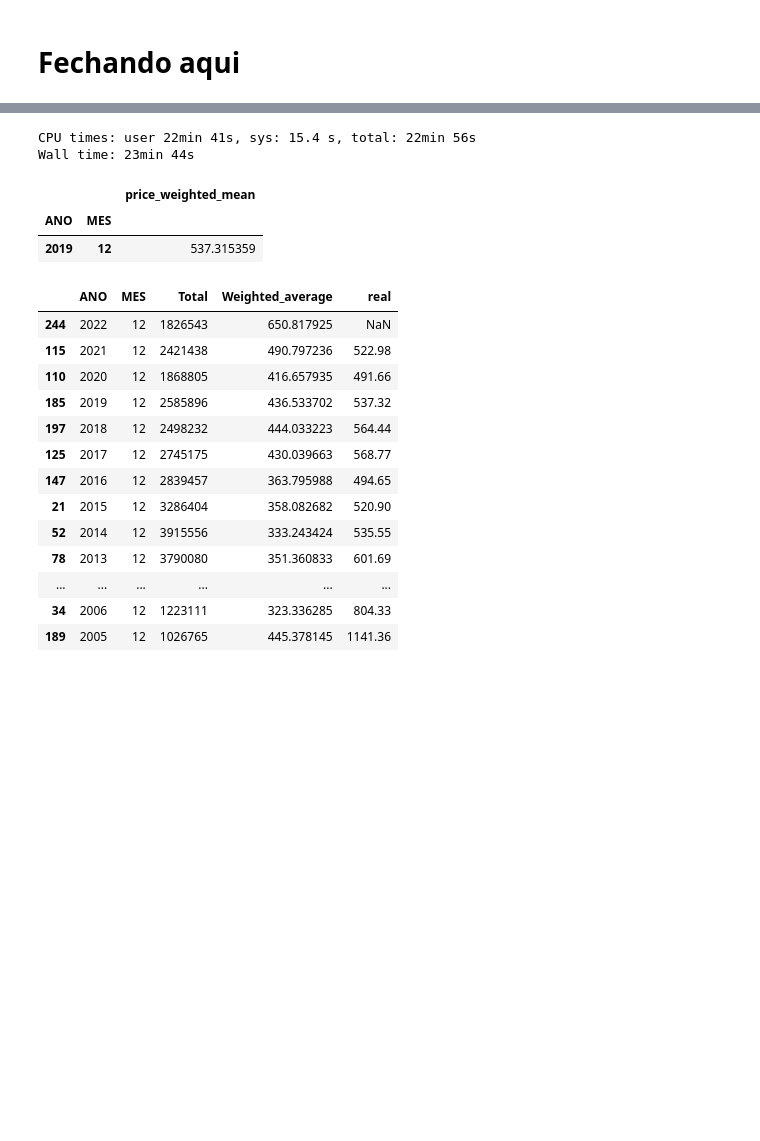
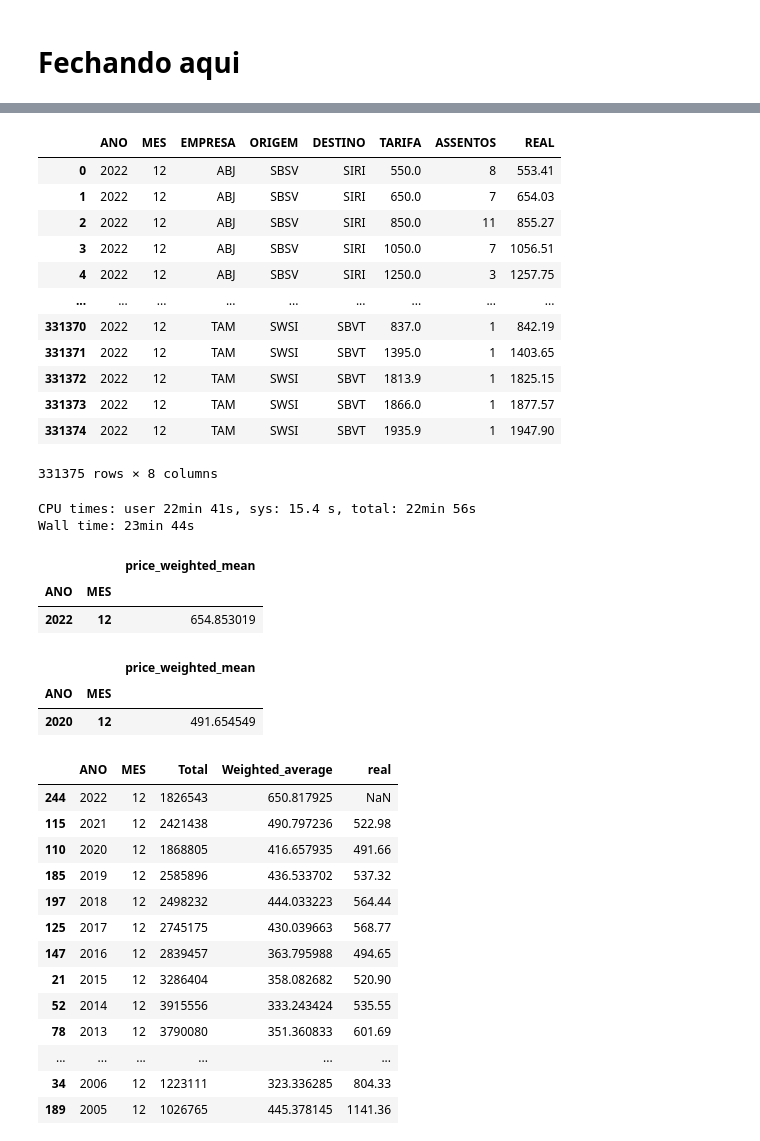
Before and after one commit to cristianfavaro/projeto_final_data, a Jupyter notebook: notebooks/anac/notebook.ipynb, the cells around one changed output, grey strips where cells are left out. Cells and saved outputs as stored; diff of their text form; code cells hidden in the pictures; blank space fills up the shorter version.

```diff
--- a/notebooks/anac/notebook.ipynb
+++ b/notebooks/anac/notebook.ipynb
@@ -170,2 +160,2 @@ import pandas as pd
 # %%
-corretor = MonetaryCorrection()
+corretor = ipca
@@ -174,2 +198,4 @@ corretorOld = MonetaryCorrectionOld()
 # %%
-dezembro = pd.read_csv("anac.nosync/201912.CSV", sep=";", encoding="latin1")
+dezembro = pd.read_csv("anac.nosync/202212.CSV", sep=";", encoding="latin1")
+# dezembro.columns = ['ANO', 'MES', 'EMPRESA', 'ORIGEM', 'DESTINO', 'TARIFA', 'ASSENTOS']
+dezembro.TARIFA = dezembro.TARIFA.str.replace(",", ".").astype(float)
@@ -183,0 +240,3 @@ len(dezembro)
+# %%
+%%time
+dezembro['REAL'] = dezembro.apply(lambda row: corretor(row["TARIFA"], f"{int(row.MES)}/{int(row.ANO)}", "07/2022")[0], axis=1)
@@ -190 +279,17 @@ Wall time: 1min 34s
+# %%
+dezembro
+# %% [output]
+|  | ANO | MES | EMPRESA | ORIGEM | DESTINO | TARIFA | ASSENTOS | REAL |
+| 0 | 2022 | 12 | ABJ | SBSV | SIRI | 550.0 | 8 | 553.41 |
+| 1 | 2022 | 12 | ABJ | SBSV | SIRI | 650.0 | 7 | 654.03 |
+| 2 | 2022 | 12 | ABJ | SBSV | SIRI | 850.0 | 11 | 855.27 |
+| 3 | 2022 | 12 | ABJ | SBSV | SIRI | 1050.0 | 7 | 1056.51 |
+| 4 | 2022 | 12 | ABJ | SBSV | SIRI | 1250.0 | 3 | 1257.75 |
+| ... | ... | ... | ... | ... | ... | ... | ... | ... |
+| 331370 | 2022 | 12 | TAM | SWSI | SBVT | 837.0 | 1 | 842.19 |
+| 331371 | 2022 | 12 | TAM | SWSI | SBVT | 1395.0 | 1 | 1403.65 |
+| 331372 | 2022 | 12 | TAM | SWSI | SBVT | 1813.9 | 1 | 1825.15 |
+| 331373 | 2022 | 12 | TAM | SWSI | SBVT | 1866.0 | 1 | 1877.57 |
+| 331374 | 2022 | 12 | TAM | SWSI | SBVT | 1935.9 | 1 | 1947.90 |
+331375 rows × 8 columns
 # %%
@@ -193,4 +298,13 @@ dezembro['REAL'] = dezembro.apply(lambda row: corretorOld.ipca(row["TARIFA"], f"
 # %% [output]
 CPU times: user 22min 41s, sys: 15.4 s, total: 22min 56s
 Wall time: 23min 44s
+# %%
+
+wm = lambda x: np.average(x, weights=dezembro.loc[x.index, "ASSENTOS"])
+
+dezembro.groupby(['ANO', 'MES']).agg(price_weighted_mean=("REAL", wm))
+# %% [output]
+|  |  | price_weighted_mean |
+| ANO | MES |  |
+| 2022 | 12 | 654.853019 |
 # %%
@@ -199,14 +312,10 @@ wm = lambda x: np.average(x, weights=dezembro.loc[x.index, "ASSENTOS"])
 
 dezembro.groupby(['ANO', 'MES']).agg(price_weighted_mean=("REAL", wm))
 # %%
-# Ver se vai dar o mesmo resultado em dezembro.
-wm = lambda x: np.average(x, weights=dezembro.loc[x.index, "ASSENTOS"])
-
-dezembro.groupby(['ANO', 'MES']).agg(price_weighted_mean=("REAL", wm))
 # %% [output]
 |  |  | price_weighted_mean |
 | ANO | MES |  |
-| 2019 | 12 | 537.315359 |
+| 2020 | 12 | 491.654549 |
 # %%
 def get_average(values, weights):
     return float(np.average(values, weights=weights))    # function created to calculate wt. median
```
Also changed, not shown: parts of 30 cells of this notebook, 9 other files.
